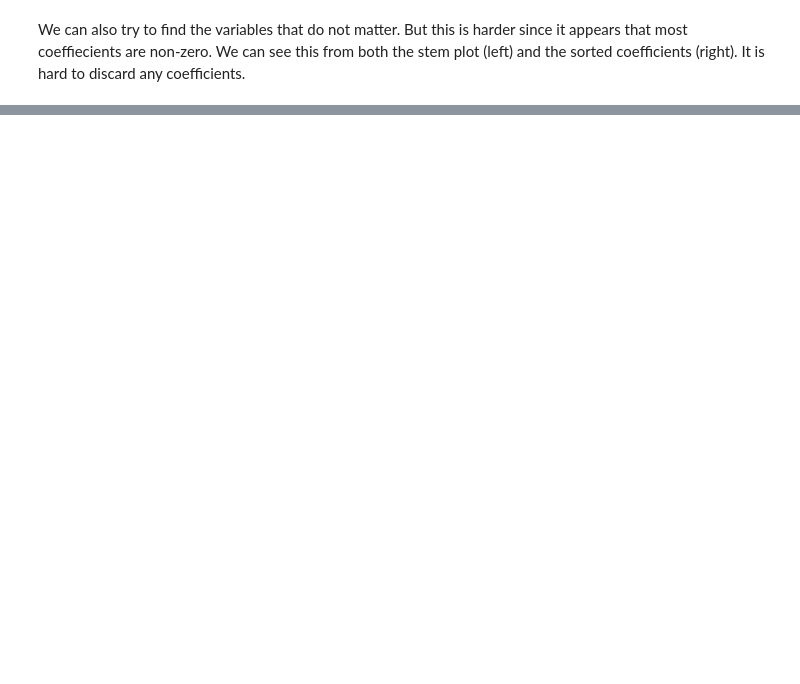
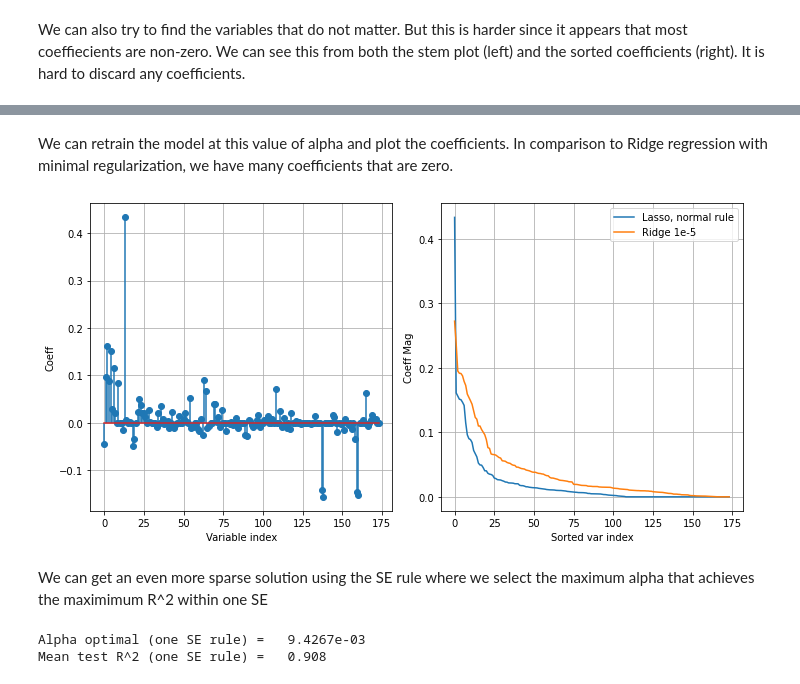
Before and after one commit to siddharthchd/introml, a Jupyter notebook: unit5/demo2_housing.ipynb, the cells around one changed output, grey strips where cells are left out. Saved outputs shown, nothing was run; the diff lists cells and outputs as text; code cells hidden in the pictures; blank space fills up the shorter version.

```diff
--- a/unit5/demo2_housing.ipynb
+++ b/unit5/demo2_housing.ipynb
@@ -303,0 +432,45 @@ plt.tight_layout()
+# %% [markdown]
+We can retrain the model at this value of alpha and plot the coefficients. In comparison to Ridge regression with minimal regularization, we have many coefficients that are zero.
+# %%
+# Fit on the entire data
+reg = Lasso(alpha = alpha_normal)
+reg.fit(Xtrain1, ytrain1)
+
+# Plot the normalized coefficients
+coeff_lasso_norm = reg.coef_.ravel()
+
+plt.figure(figsize = (10, 5))
+plt.subplot(1, 2, 1)
+plt.stem(coeff_lasso_norm, use_line_collection = True)
+plt.xlabel('Variable index')
+plt.ylabel('Coeff')
+plt.grid()
+
+plt.subplot(1, 2, 2)
+coeff_sort_norm = np.flipud(np.sort(np.abs(coeff_lasso_norm)))
+plt.plot(coeff_sort_norm)
+plt.plot(coeff_sort_ls)
+plt.xlabel('Sorted var index')
+plt.ylabel('Coeff Mag')
+plt.grid()
+plt.legend(['Lasso, normal rule', 'Ridge 1e-5'])
+plt.tight_layout()
+# %% [output]
+[figure, added]
+# %% [markdown]
+We can get an even more sparse solution using the SE rule where we select the maximum alpha that achieves the maximimum R^2 within one SE
+# %%
+# Target R^2
+im = np.argmax(rsq_lasso_mean)
+rsq_tgt = rsq_lasso_mean[im] - rsq_lasso_se[im]
+
+# Find the least complex model with R^2 > rsq_tgt
+I = np.where(rsq_lasso_mean >= rsq_tgt)[0]
+iopt = I[-1]
+alpha_onese = alphas[iopt]
+
+print('Alpha optimal (one SE rule) = %12.4e' % alpha_onese)
+print('Mean test R^2 (one SE rule) = %7.3f' % rsq_lasso_mean[iopt])
+# %% [output]
+Alpha optimal (one SE rule) =   9.4267e-03
+Mean test R^2 (one SE rule) =   0.908
```
Also changed, not shown: parts of 29 cells of this notebook.
